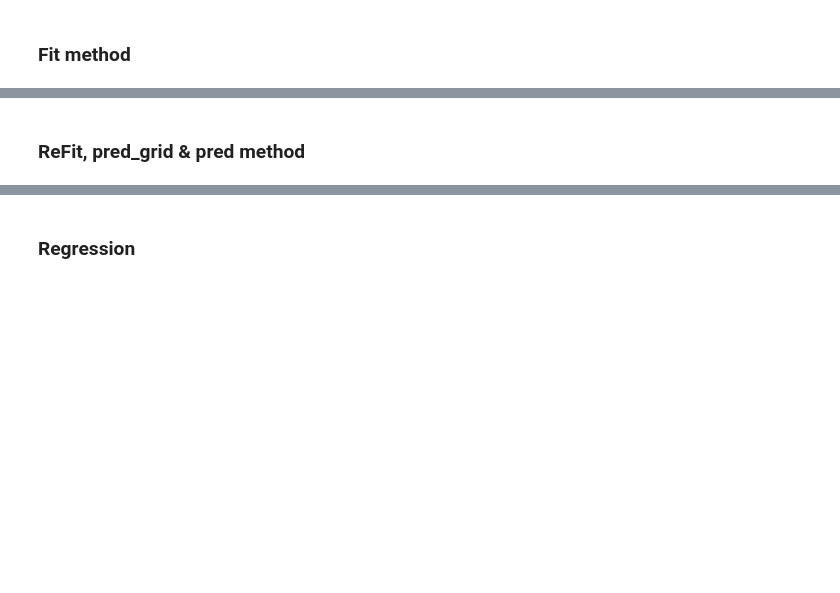
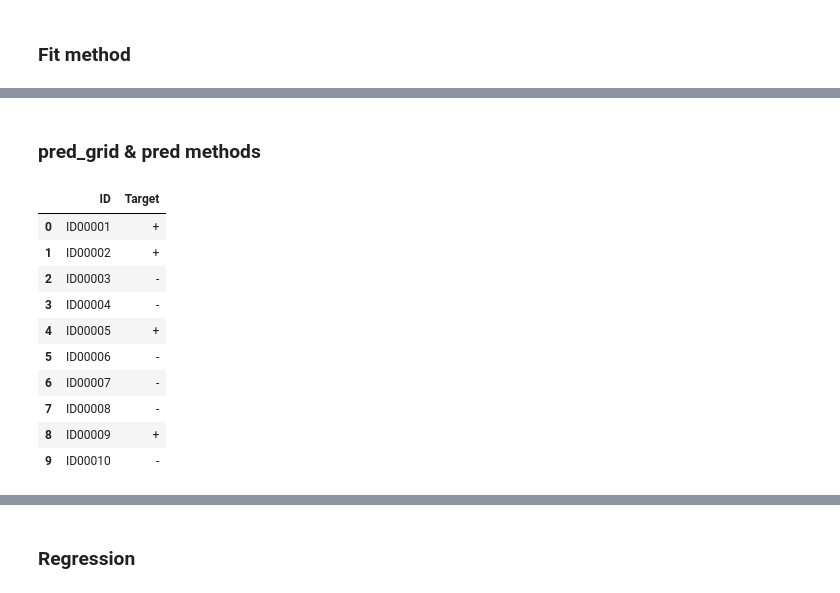
Before and after one commit to jeremycombe/Pipeline, a Jupyter notebook: Final Tests.ipynb, the cells around one changed output, grey strips where cells are left out. Drawn from its saved outputs; the diff is of its cells as text; code cells hidden in the pictures; blank space fills up the shorter version.

```diff
--- a/Final Tests.ipynb
+++ b/Final Tests.ipynb
@@ -153,8 +164,8 @@ Bin_Target.head(10)
 # %% [markdown]
 ### Fit method
 # %%
-clf = BestEstimator()
-clf.fit(Bin_Train, Bin_Target, scoring = 'roc_auc', n_grid = 100)
+Bin = BestEstimator()
+Bin.fit(Bin_Train, Bin_Target, scoring = 'roc_auc', n_grid = 100)
 # %% [output]
 Missing Values :
 
@@ -183,5 +194,17 @@ Fitting 3 folds for each of 54 candidates, totalling 162 fits
 # %% [markdown]
-### ReFit, pred_grid & pred method
+### pred_grid & pred methods
 # %%
-clf.pred2(Bin_Train[0:10], ID='ID', refit = True)
+Bin.pred(Bin_Train[0:10], ID='ID', refit = True)
+# %% [output]
+|  | ID | Target |
+| 0 | ID00001 | + |
+| 1 | ID00002 | + |
+| 2 | ID00003 | - |
+| 3 | ID00004 | - |
+| 4 | ID00005 | + |
+| 5 | ID00006 | - |
+| 6 | ID00007 | - |
+| 7 | ID00008 | - |
+| 8 | ID00009 | + |
+| 9 | ID00010 | - |
 # %%
```
Also changed, not shown: parts of 15 cells of this notebook, 1 other file.
